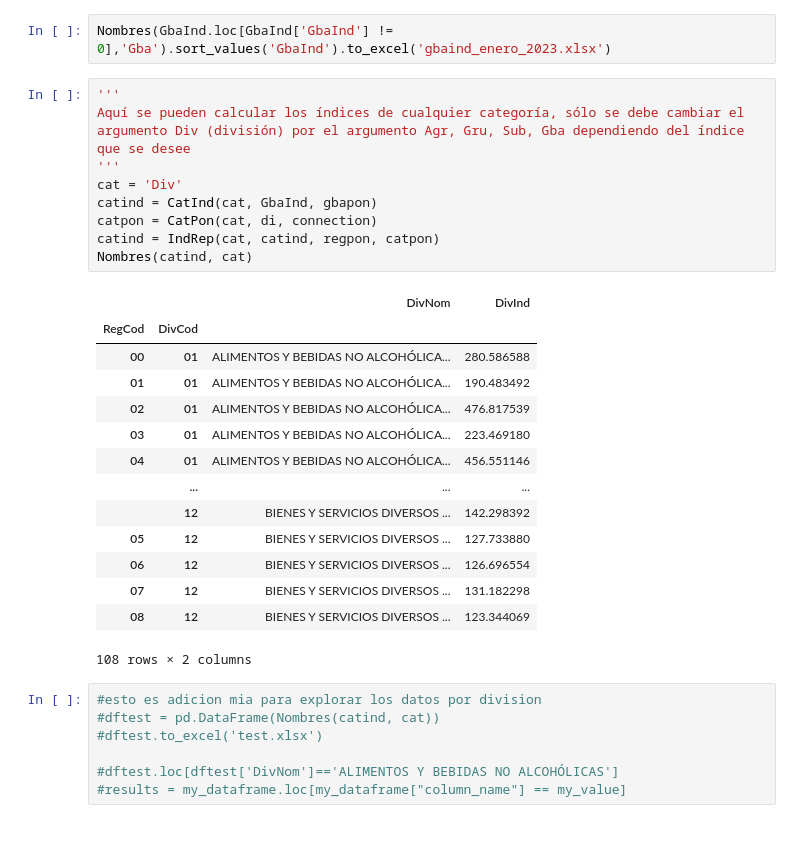
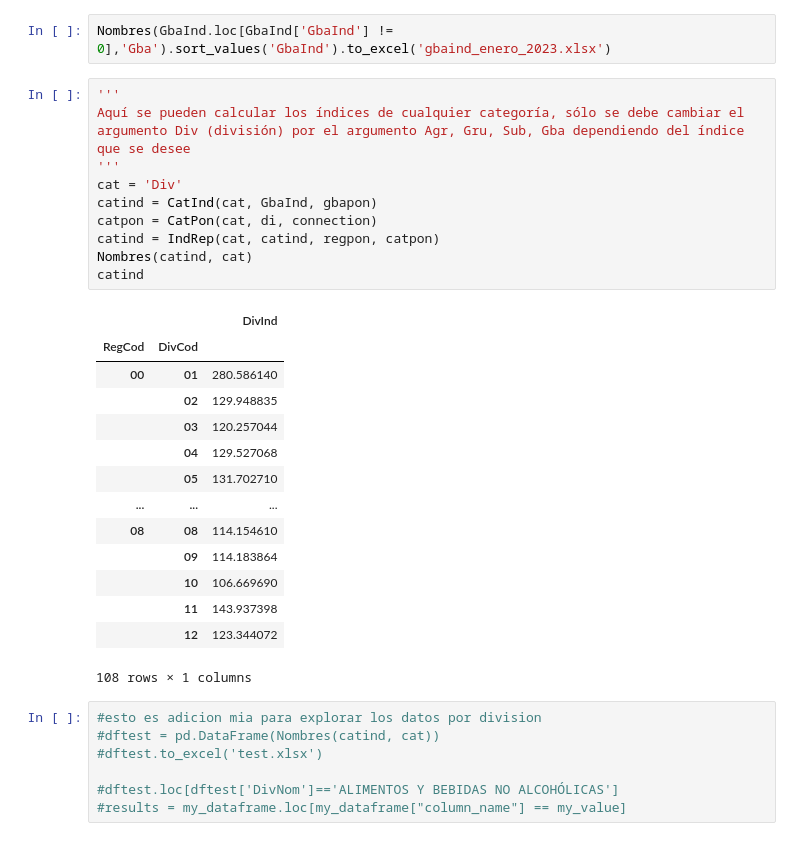
Before and after one commit to ShannonNCM/ComparacionCalculoIPC, a Jupyter notebook: python/Cuaderno_IPC_Regional.ipynb, the cells around one changed output. Saved outputs shown, nothing was run; the diff lists cells and outputs as text.

```diff
--- a/python/Cuaderno_IPC_Regional.ipynb
+++ b/python/Cuaderno_IPC_Regional.ipynb
@@ -684,27 +754,28 @@ Nombres(GbaInd.loc[GbaInd['GbaInd'] != 0],'Gba').sort_values('GbaInd').to_excel(
 # %%
 '''
 Aquí se pueden calcular los índices de cualquier categoría, sólo se debe cambiar el argumento Div (división) por el argumento Agr, Gru, Sub, Gba dependiendo del índice que se desee
 '''
 cat = 'Div'
 catind = CatInd(cat, GbaInd, gbapon)
 catpon = CatPon(cat, di, connection)
 catind = IndRep(cat, catind, regpon, catpon)
 Nombres(catind, cat)
+catind
 # %% [output]
-|  |  | DivNom | DivInd |
-| RegCod | DivCod |  |  |
-| 00 | 01 | ALIMENTOS Y BEBIDAS NO ALCOHÓLICA... | 280.586588 |
-| 01 | 01 | ALIMENTOS Y BEBIDAS NO ALCOHÓLICA... | 190.483492 |
-| 02 | 01 | ALIMENTOS Y BEBIDAS NO ALCOHÓLICA... | 476.817539 |
-| 03 | 01 | ALIMENTOS Y BEBIDAS NO ALCOHÓLICA... | 223.469180 |
-| 04 | 01 | ALIMENTOS Y BEBIDAS NO ALCOHÓLICA... | 456.551146 |
-|  | ... | ... | ... |
-|  | 12 | BIENES Y SERVICIOS DIVERSOS ... | 142.298392 |
-| 05 | 12 | BIENES Y SERVICIOS DIVERSOS ... | 127.733880 |
-| 06 | 12 | BIENES Y SERVICIOS DIVERSOS ... | 126.696554 |
-| 07 | 12 | BIENES Y SERVICIOS DIVERSOS ... | 131.182298 |
-| 08 | 12 | BIENES Y SERVICIOS DIVERSOS ... | 123.344069 |
+|  |  | DivInd |
+| RegCod | DivCod |  |
+| 00 | 01 | 280.586140 |
+|  | 02 | 129.948835 |
+|  | 03 | 120.257044 |
+|  | 04 | 129.527068 |
+|  | 05 | 131.702710 |
+| ... | ... | ... |
+| 08 | 08 | 114.154610 |
+|  | 09 | 114.183864 |
+|  | 10 | 106.669690 |
+|  | 11 | 143.937398 |
+|  | 12 | 123.344072 |
-108 rows × 2 columns
+108 rows × 1 columns
 # %%
 #esto es adicion mia para explorar los datos por division
 #dftest = pd.DataFrame(Nombres(catind, cat))
```
Also changed, not shown: parts of 28 cells of this notebook, 15 other files.
